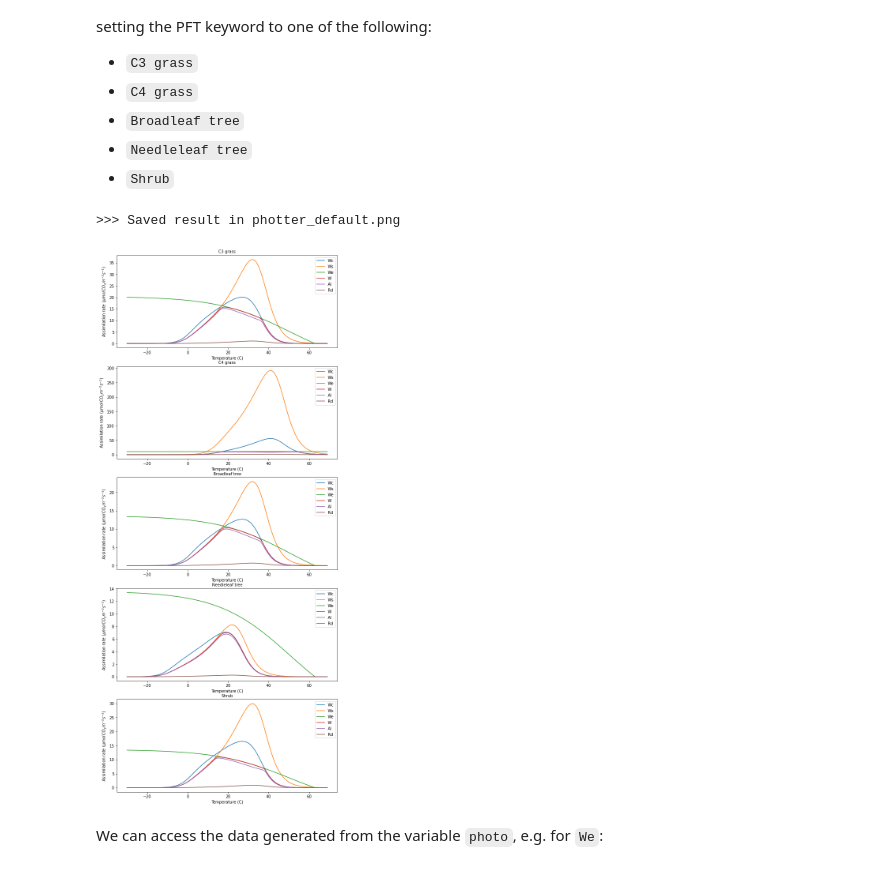
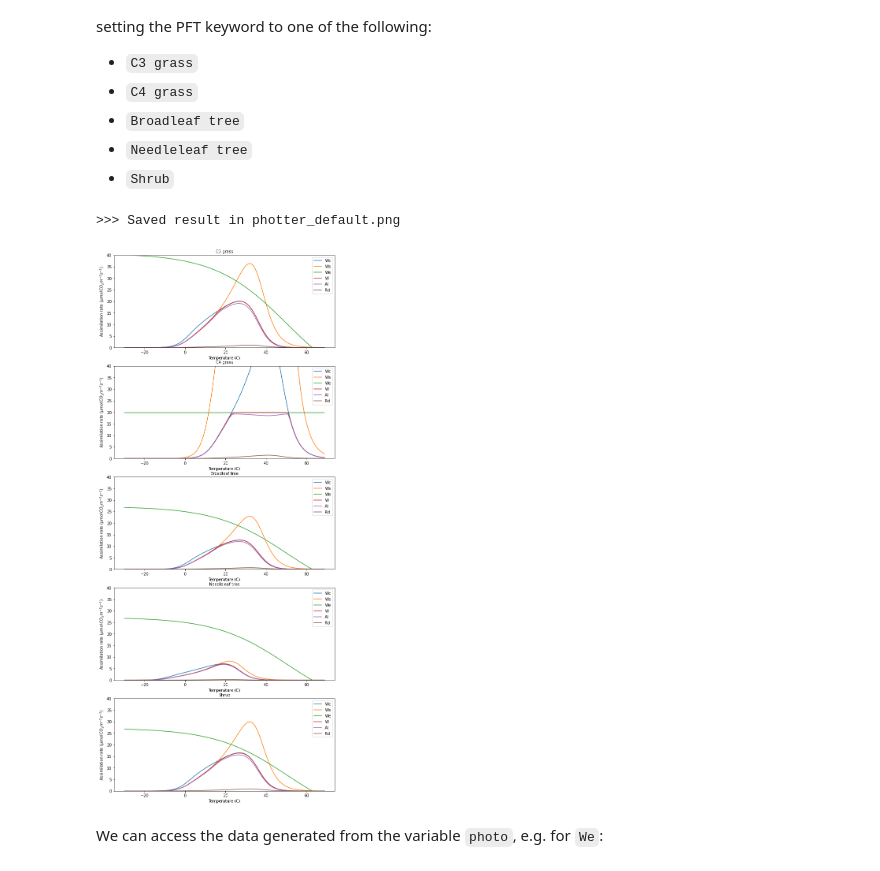
Before and after one commit to UCL-EO/geog0133, a Jupyter notebook: docs/notebooks_lab/011_Photosynthesis_Modelling_Practical.ipynb, the cells around one changed output. Cells and saved outputs as stored; diff of their text form; code cells hidden in the pictures.

Commit message:
Photosynthesis/ppt update

```diff
--- a/docs/notebooks_lab/011_Photosynthesis_Modelling_Practical.ipynb
+++ b/docs/notebooks_lab/011_Photosynthesis_Modelling_Practical.ipynb
@@ -246,22 +246,22 @@ We can run the photosynthesis for one or more PFT and plot results as a function
 # %%
 # list of all pfts
 pfts = ['C3 grass','C4 grass',\
             'Broadleaf tree','Needleleaf tree','Shrub']
 
 plotter = {
     'n_subplots' : len(pfts),  # number of sub-plots
     'name'       : 'default',  # plot name
-    'ymax'        : None      # max value for y set
+    'ymax'        : 40      # max value for y set
 }
 
 # store the data for each PFT in a dictionary
 output = {}
 # loop over pfts
 for pft in pfts:
-    output[pft],plotter = do_photosynthesis(pft_type=pft,plotter=plotter)
+    output[pft],plotter = do_photosynthesis(ipar=400,pft_type=pft,plotter=plotter)
 # %% [output]
 >>> Saved result in photter_default.png
-[figure, old version]
+[figure, new version]
 # %% [markdown]
 We can access the data generated from the variable `photo`, e.g. for `We`:
 # %%
```
Also changed, not shown: parts of 6 cells of this notebook, 7 other files.
